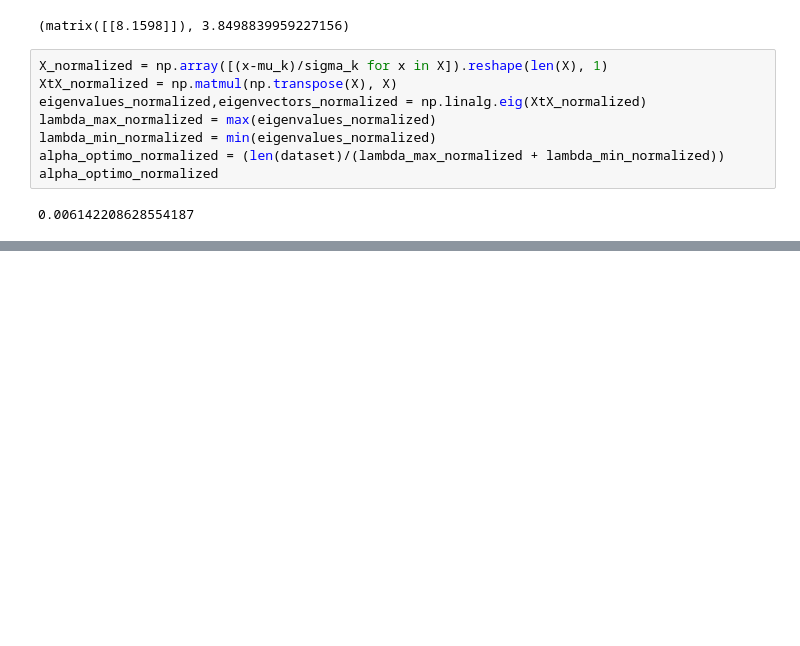
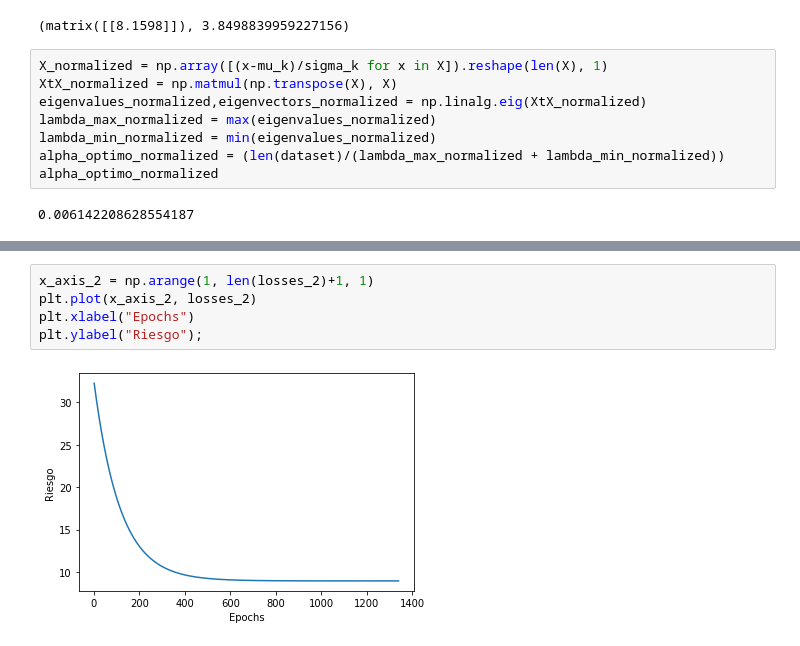
Before and after one commit to Nacho2904/pasantiacsc, a Jupyter notebook: agosto30.ipynb, the cells around one changed output, grey strips where cells are left out. Saved outputs shown, nothing was run; the diff lists cells and outputs as text; blank space fills up the shorter version.

```diff
--- a/agosto30.ipynb
+++ b/agosto30.ipynb
@@ -266,0 +263,7 @@ Con normalización y learning rate óptimo terminamos el entrenamiento en 563 ep
+# %%
+x_axis_2 = np.arange(1, len(losses_2)+1, 1)
+plt.plot(x_axis_2, losses_2)
+plt.xlabel("Epochs")
+plt.ylabel("Riesgo");
+# %% [output]
+[figure, added]
```
Also changed, not shown: parts of 40 cells of this notebook.
